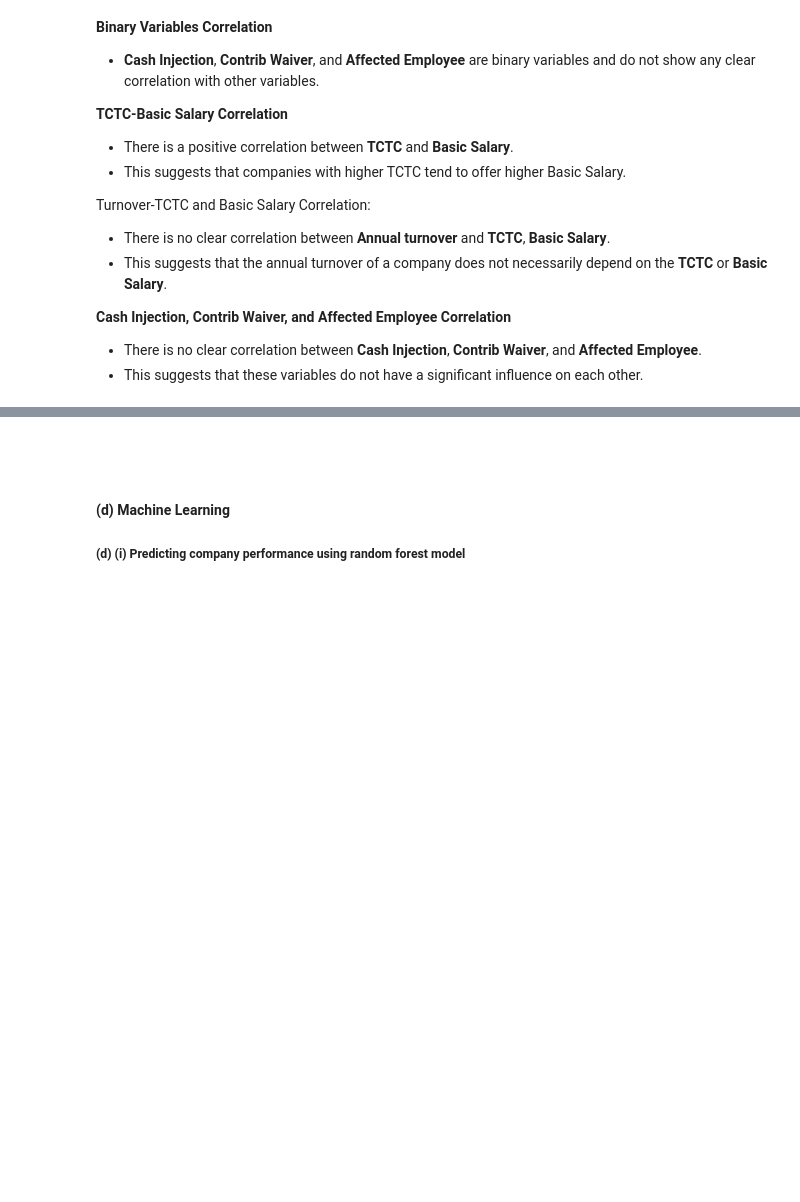
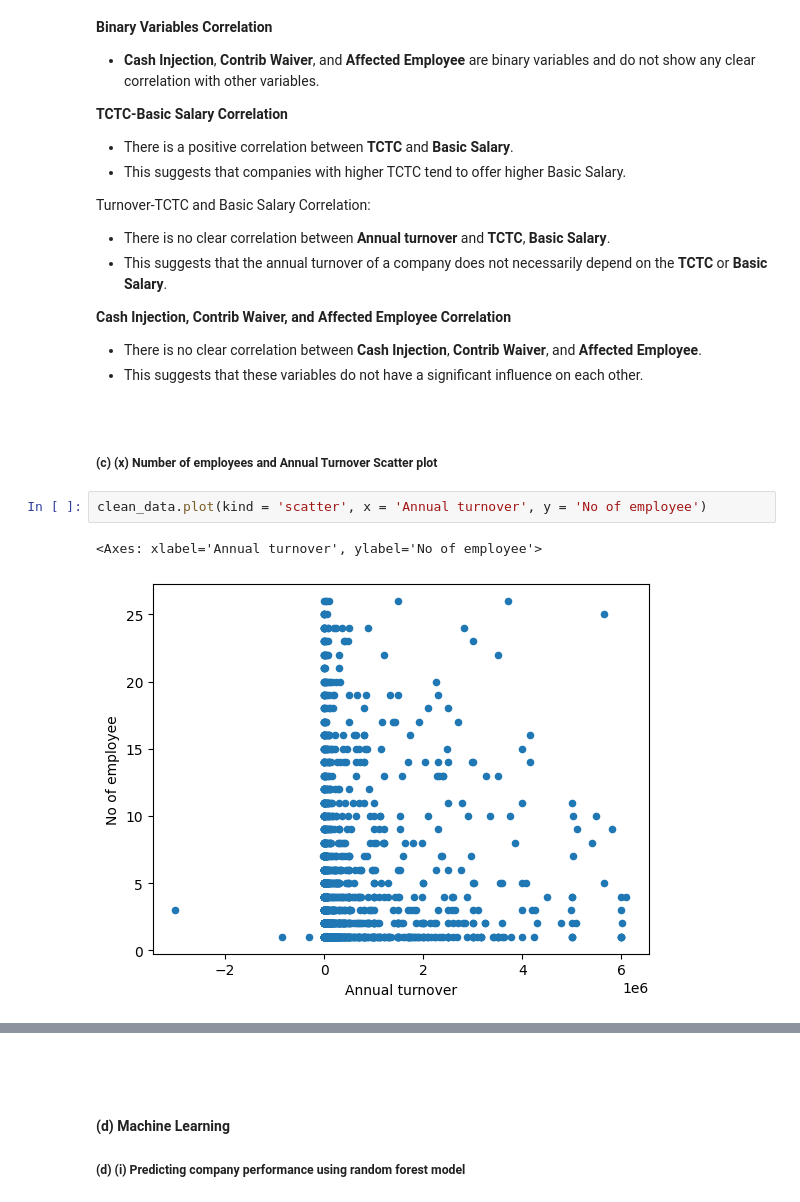
Before and after one commit to simeonleni/analitica, a Jupyter notebook: analytica.ipynb, the cells around one changed output, grey strips where cells are left out. Cells and saved outputs as stored; diff of their text form; blank space fills up the shorter version.

```diff
--- a/analytica.ipynb
+++ b/analytica.ipynb
@@ -333,3 +333,12 @@ Text(0.5, 1.0, 'Correlation matrix')
 **Cash Injection, Contrib Waiver, and Affected Employee Correlation**
 - There is no clear correlation between **Cash Injection**, **Contrib Waiver**, and **Affected Employee**.
 - This suggests that these variables do not have a significant influence on each other.
+# %% [markdown]
+<br>
+
+##### (c) (x) Number of employees and Annual Turnover Scatter plot
+# %%
+clean_data.plot(kind = 'scatter', x = 'Annual turnover', y = 'No of employee')
+# %% [output]
+<Axes: xlabel='Annual turnover', ylabel='No of employee'>
+[figure, added]
```
Also changed, not shown: parts of 12 cells of this notebook.
